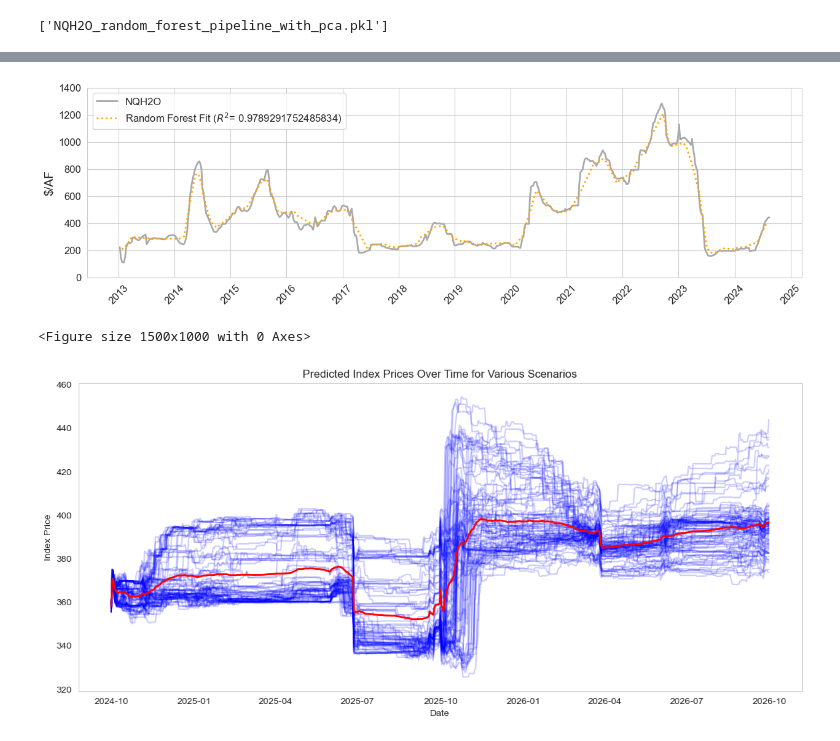
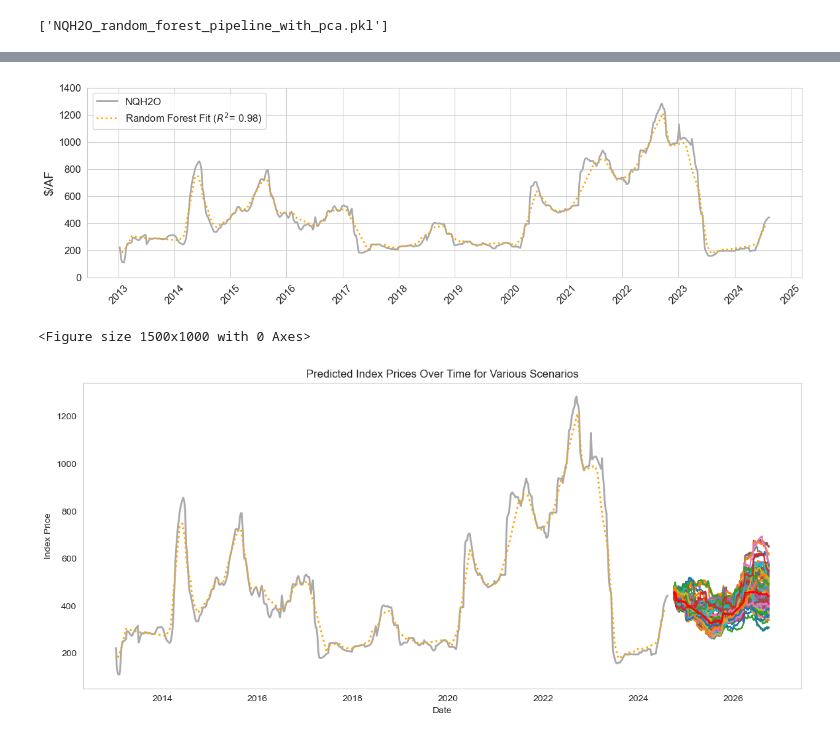
Before and after one commit to dlkency/CALFEWS, a Jupyter notebook: ensemble_pred.ipynb, the cells around one changed output, grey strips where cells are left out. Cells and saved outputs as stored; diff of their text form; code cells hidden in the pictures.

```diff
--- a/ensemble_pred.ipynb
+++ b/ensemble_pred.ipynb
@@ -667,8 +670,8 @@ to_drop = [column for column in upper.columns if any(upper[column] > 0.7)]   # c
 print(f"Number of columns to drop: {len(to_drop)}")
 X = X.drop(columns=to_drop)
 
-# feature_columns = X.columns.tolist()
-# # joblib.dump(feature_columns, 'feature_columns.pkl') # save feature columns for prediction later
+feature_columns = X.columns.tolist()
+joblib.dump(feature_columns, 'feature_columns2.pkl') # save feature columns for prediction later
 
 X_train_val, X_test, y_train_val, y_test, train_date, test_date = train_test_split(X, y, merged_df[['Date', 'NQH2O']], test_size=0.2, random_state=42)
 train_date, train_nqh2o = train_date['Date'], train_date['NQH2O']
@@ -751,7 +754,7 @@ plt.figure(figsize=(15, 4))
 
 # plt.plot(merged_df['Date'], merged_df['6_Month_Forward_Avg'], label='NQH2O$_{6}$', linestyle='--', color='green', linewidth=2)
 plt.plot(merged_df['Date'], merged_df['NQH2O'], label='NQH2O', linestyle='-', color='darkgrey', linewidth=2)
-plt.plot(test_results['date'], test_results['predicted_rf'], label=f'Random Forest Fit ($R^{{2}}$= {r2_test})', linestyle=':', color='orange', linewidth=2)
+plt.plot(test_results['date'], test_results['predicted_rf'], label=f'Random Forest Fit ($R^{{2}}$= {r2_test:.2f})', linestyle=':', color='orange', linewidth=2)
 
 # Labels, Title, and Formatting
 plt.ylabel('$/AF', fontsize=14)
@@ -765,9 +768,9 @@ plt.yticks(fontsize=12)
 plt.legend(fontsize=12, loc='upper left')
 plt.show()
 # %% [output]
-[figure, old version]
+[figure, new version]
 # %%
-random_forest_pipeline_with_pca = joblib.load('random_forest_pipeline_with_pca.pkl')
+random_forest_pipeline_with_pca = joblib.load('NQH2O_random_forest_pipeline_with_pca.pkl')
 # pca = joblib.load('pca_model.pkl')
 
 output_folder = 'results/'
@@ -799,27 +802,28 @@ for scenario_number in range(1, 101):
 # %%
 from scipy.stats import zscore
 all_predictions_array = np.array(all_predictions)
 z_scores = np.abs(zscore(all_predictions_array, axis=0, nan_policy='omit'))
 
 # Filter out extreme values where Z-score > threshold (here: 23 standard deviations)
 threshold = 3
 filtered_indices = np.where((z_scores < threshold).all(axis=1))[0]
 filtered_predictions = all_predictions_array[filtered_indices]
 average_prediction = np.mean(filtered_predictions, axis=0)
 
 plt.figure(figsize=(14, 6))
 
 for scenario_index in filtered_indices:
-    plt.plot(X.index, all_predictions[scenario_index], label=f'Scenario {scenario_index + 1}', alpha=0.2, color='blue')
+    plt.plot(X.index, all_predictions[scenario_index], label=f'Scenario {scenario_index + 1}')
 
 plt.plot(X.index, average_prediction, label='Average Prediction', color='red', linewidth=2)
-
+plt.plot(merged_df['Date'], merged_df['NQH2O'], label='NQH2O', linestyle='-', color='darkgrey', linewidth=2)
+plt.plot(test_results['date'], test_results['predicted_rf'], label=f'Random Forest Fit ($R^{{2}}$= {r2_test:.2f})', linestyle=':', color='orange', linewidth=2)
 # Finalize the main plot
 plt.xlabel('Date')
 plt.ylabel('Index Price')
 plt.grid(False)
 # plt.ylim(-2000, 1000)
 plt.title('Predicted Index Prices Over Time for Various Scenarios')
 plt.show()
 # %% [output]
-[figure, old version]
+[figure, new version]
```
Also changed, not shown: parts of 13 cells of this notebook, 47 other files.
